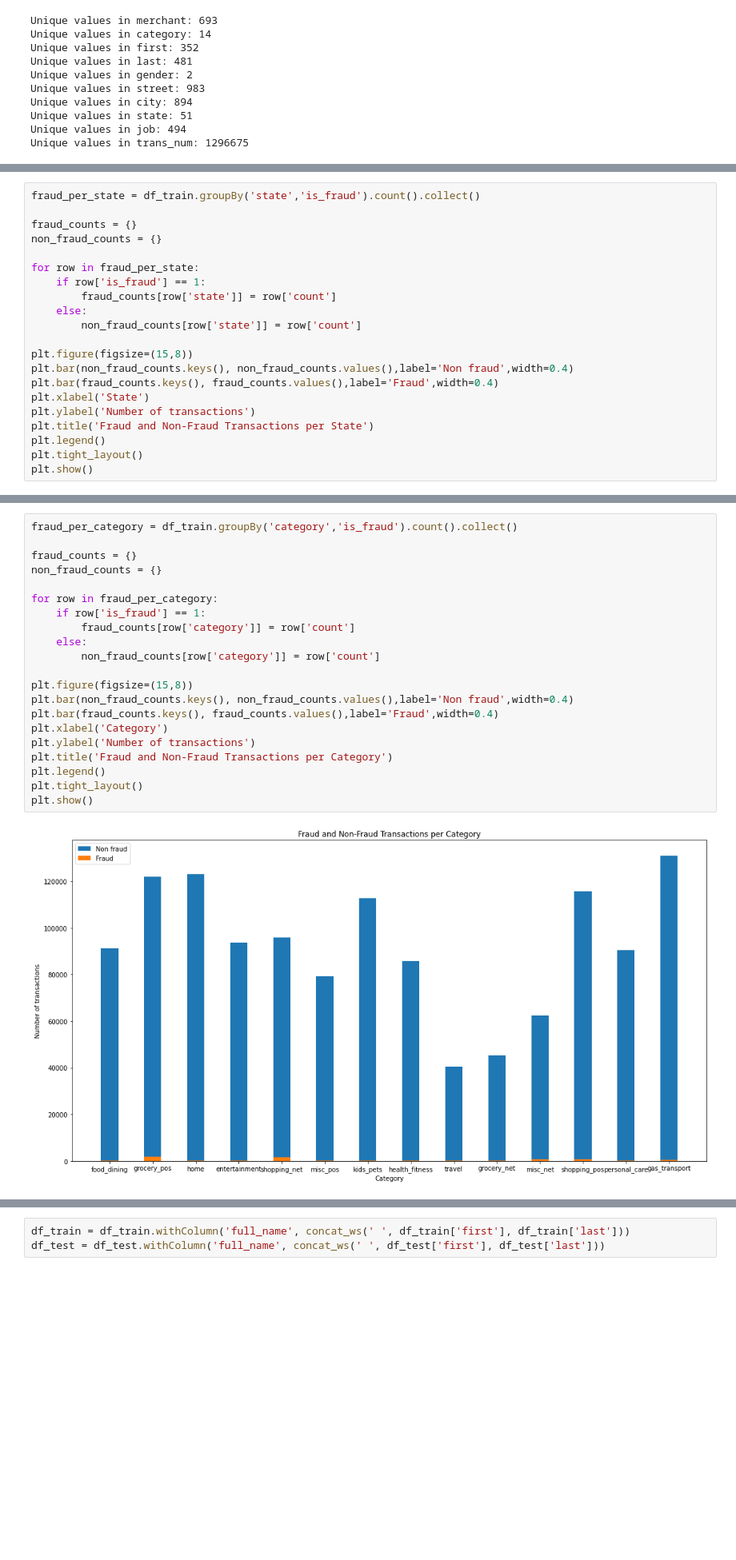
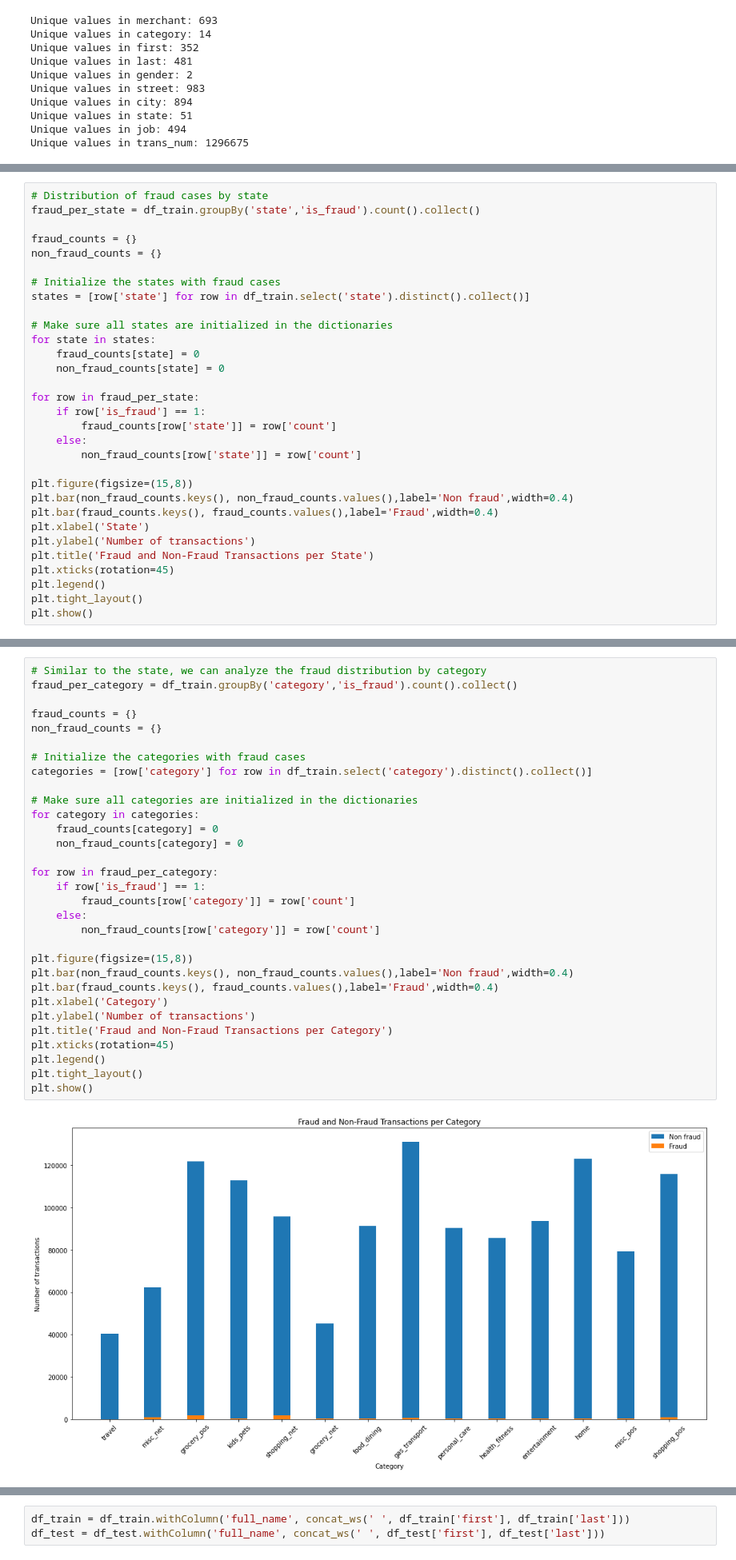
Before and after one commit to antoniocastajr/Fraud-Detection-Using-PySpark, a Jupyter notebook: src/fraud_detection.ipynb, the cells around one changed output, grey strips where cells are left out. Shown at 80% size. Drawn from its saved outputs; the diff is of its cells as text; blank space fills up the shorter version.

```diff
--- a/src/fraud_detection.ipynb
+++ b/src/fraud_detection.ipynb
@@ -482,8 +539,17 @@ Fraud cases is similar across genders, suggesting low predictive power.
 # %%
+# Distribution of fraud cases by state
 fraud_per_state = df_train.groupBy('state','is_fraud').count().collect()
 
 fraud_counts = {}
 non_fraud_counts = {}
+
+# Initialize the states with fraud cases
+states = [row['state'] for row in df_train.select('state').distinct().collect()]
+
+# Make sure all states are initialized in the dictionaries
+for state in states:
+    fraud_counts[state] = 0
+    non_fraud_counts[state] = 0
 
 for row in fraud_per_state:
     if row['is_fraud'] == 1:
@@ -497,6 +563,7 @@ plt.bar(fraud_counts.keys(), fraud_counts.values(),label='Fraud',width=0.4)
 plt.xlabel('State')
 plt.ylabel('Number of transactions')
 plt.title('Fraud and Non-Fraud Transactions per State')
+plt.xticks(rotation=45)
 plt.legend()
 plt.tight_layout()
 plt.show()
@@ -507,23 +595,33 @@ The plot shows noticeable variation in both fraud and non-fraud transactions acr
 # %%
+# Similar to the state, we can analyze the fraud distribution by category
 fraud_per_category = df_train.groupBy('category','is_fraud').count().collect()
 
 fraud_counts = {}
 non_fraud_counts = {}
+
+# Initialize the categories with fraud cases
+categories = [row['category'] for row in df_train.select('category').distinct().collect()]
+
+# Make sure all categories are initialized in the dictionaries
+for category in categories:
+    fraud_counts[category] = 0
+    non_fraud_counts[category] = 0
 
 for row in fraud_per_category:
     if row['is_fraud'] == 1:
         fraud_counts[row['category']] = row['count']
     else:
         non_fraud_counts[row['category']] = row['count']
 
 plt.figure(figsize=(15,8))
 plt.bar(non_fraud_counts.keys(), non_fraud_counts.values(),label='Non fraud',width=0.4)
 plt.bar(fraud_counts.keys(), fraud_counts.values(),label='Fraud',width=0.4)
 plt.xlabel('Category')
 plt.ylabel('Number of transactions')
 plt.title('Fraud and Non-Fraud Transactions per Category')
+plt.xticks(rotation=45)
 plt.legend()
 plt.tight_layout()
 plt.show()
 # %% [output]
-[figure, old version]
+[figure, new version]
```
Also changed, not shown: parts of 52 cells of this notebook.
